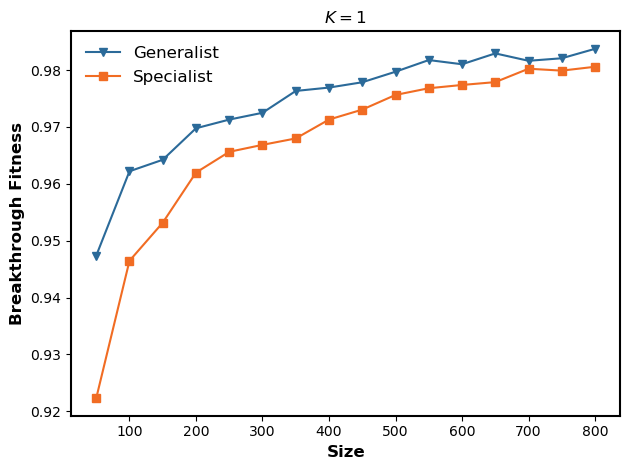
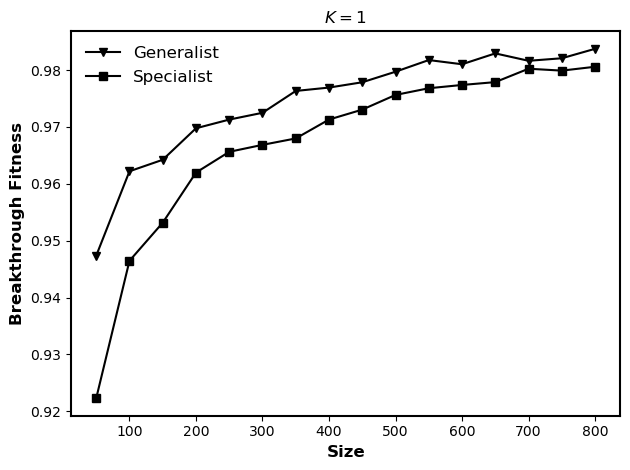
The notebook cell's code change between the first figure and the second:
--- before
+++ after
@@ -13,6 +13,6 @@
 ax.spines["bottom"].set_linewidth(1.5)
 
-ax.plot(agent_num_list, g_values_across_size, "v-", label="Generalist", color=nature_blue)
-ax.plot(agent_num_list, s_values_across_size, "s-", label="Specialist", color=nature_orange)
+ax.plot(agent_num_list, g_values_across_size, "v-", label="Generalist", color="k")
+ax.plot(agent_num_list, s_values_across_size, "s-", label="Specialist", color="k")
 
 ax.set_xlabel("Size", fontweight="bold", fontsize=12)

Commit: 1st revision: crowd separation 2nd revision: partial visibility -> full visibility 3rd revision: improve solver knowledge (pending) 4th revision: fix visible solvers across time; add pairwise diversity; default visibility interval; 5th revision: add a performance-based visibility 6th revision: add a